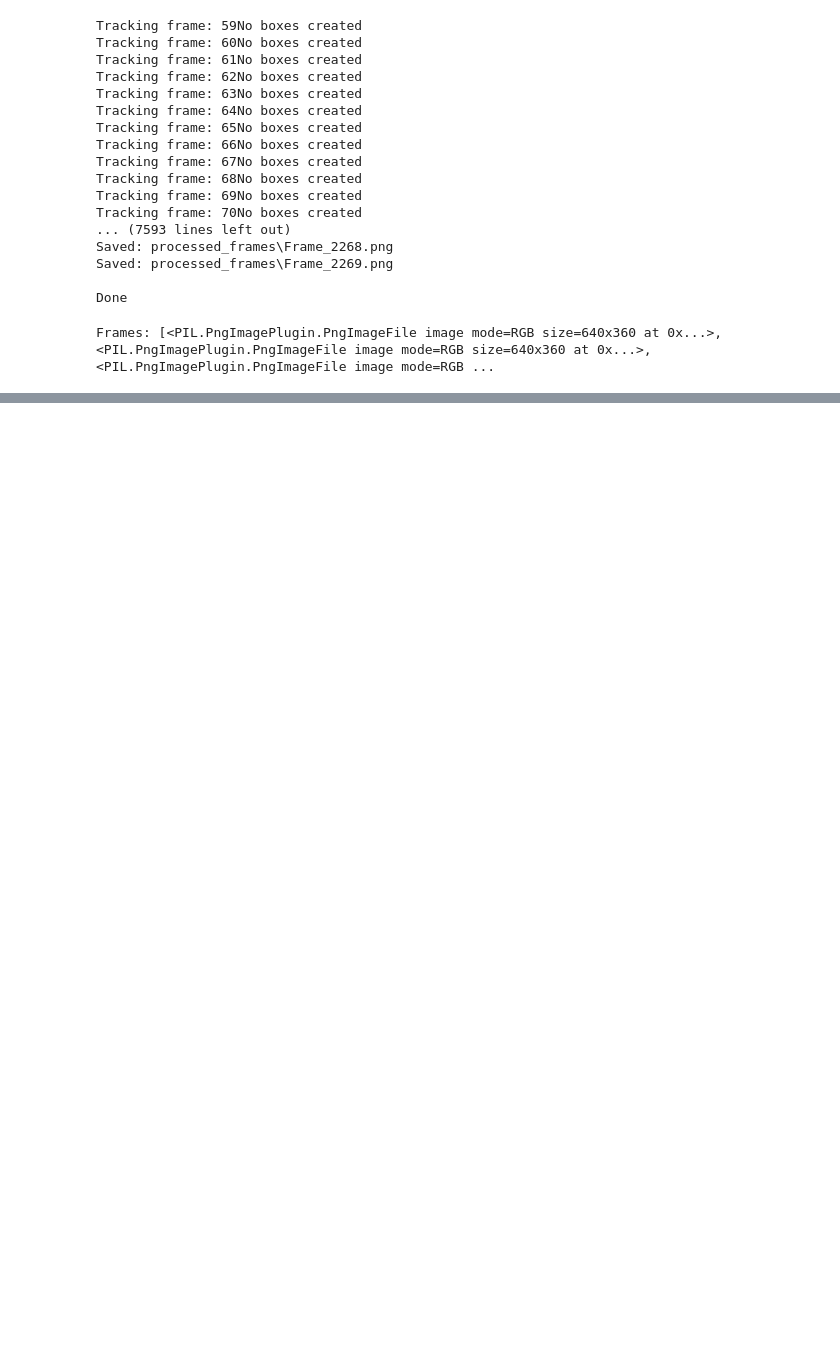
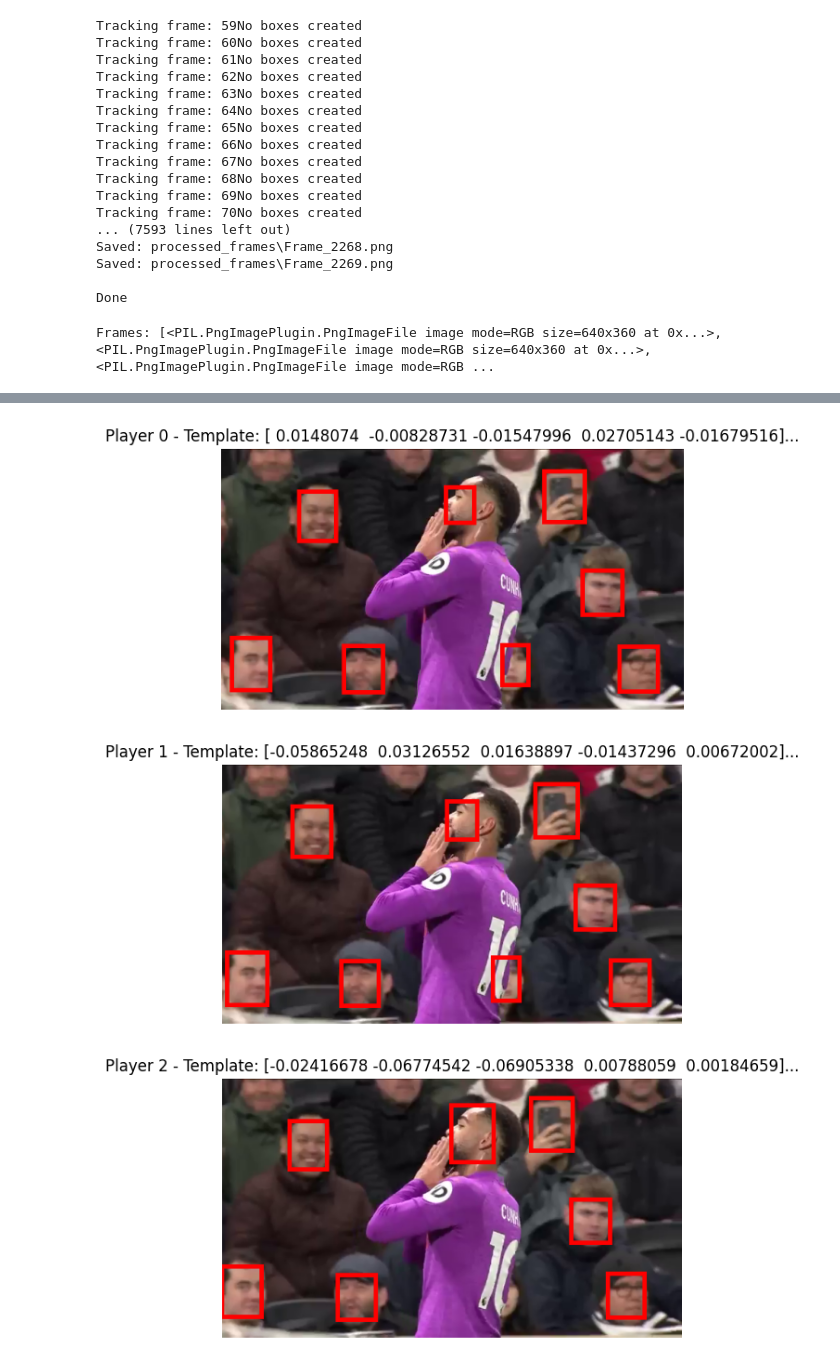
Before and after one commit to karnellmurray/3aDesign, a Jupyter notebook: faceNet.ipynb, the cells around one changed output, grey strips where cells are left out. Saved outputs shown, nothing was run; the diff lists cells and outputs as text; code cells hidden in the pictures; blank space fills up the shorter version.

```diff
--- a/faceNet.ipynb
+++ b/faceNet.ipynb
@@ -128,4 +128,17 @@ def extract_embeddings_from_frames(frames):
     # Loop through each frame
     for frame in frames:
         # Detect faces in the current frame
-        faces = mtcnn(frame) # MTCNN returns cropped faces
+        faces = mtcnn(frame) # MTCNN returns cropped faces as list of PIL Images
+
+        if faces is not None:
+            # Extract embeddings for each face
+            embeddings = resnet(faces).detach().cpu().numpy() # Extract embeddings from faces
+
+            embeddings_list.extend(embeddings) # Append embeddings to list
+
+            np.save('embeddings.npy', embeddings)
+
+    return embeddings_list # Return the list of embeddings for all faces
+
+embeddings = extract_embeddings_from_frames(frames_loaded)
+print(f"Extracted embeddings for {len(embeddings)} faces.")
@@ -132,3 +338,28 @@ def extract_embeddings_from_frames(frames):
+# %%
+# import matplotlib.pyplot as plt
+
+# Load embeddings CSV
+loaded_templates_df = pd.read_csv('player_templates.csv', header=None, index_col=0)
+
+# PIL Images
+image_folder = 'processed_frames'
+image_files = [f"Frame_{i+1}.png" for i in range(len(loaded_templates_df))]
+
+# Display faces and corresponding embeddings
+for i, (index, row) in enumerate(loaded_templates_df.iterrows()):
+    # Load image corresponding to the current player template (embedding)
+    face_image_path = f"{image_folder}/{image_files[i]}"
+    face_image = Image.open(face_image_path)
+
+    # Show the image
+    plt.imshow(face_image)
+    plt.title(f"Player {index} - Template: {row.values[:5]}...") # Show first 5 elements of the embedding preview
+    plt.axis('off')
+    plt.show()
+# %% [output]
+[figure, added]
+[figure, added]
+[figure, added]
 # %%
 # # Extract Facial Embeddings using detected faces
 # def extract_embeddings(faces):
```
Also changed, not shown: parts of 3 cells of this notebook.
